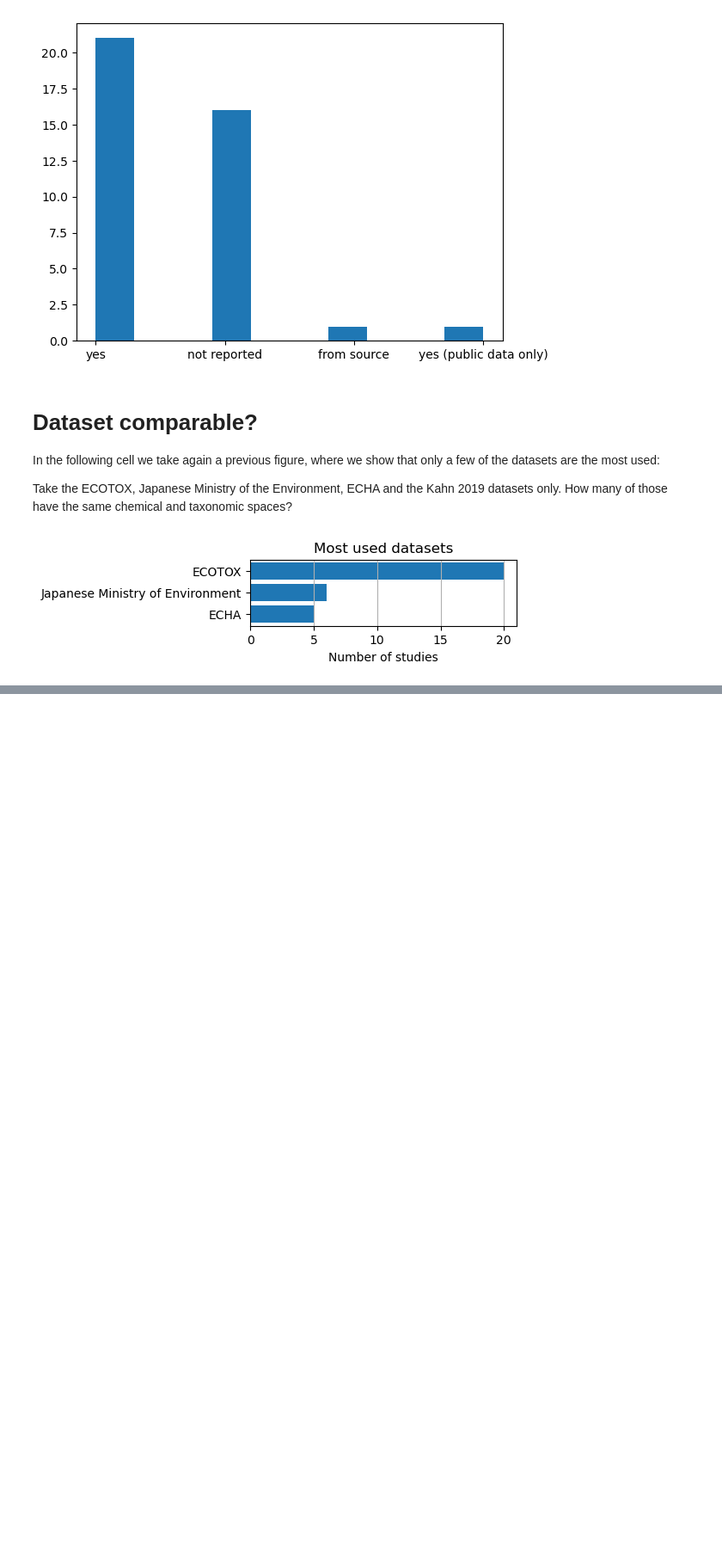
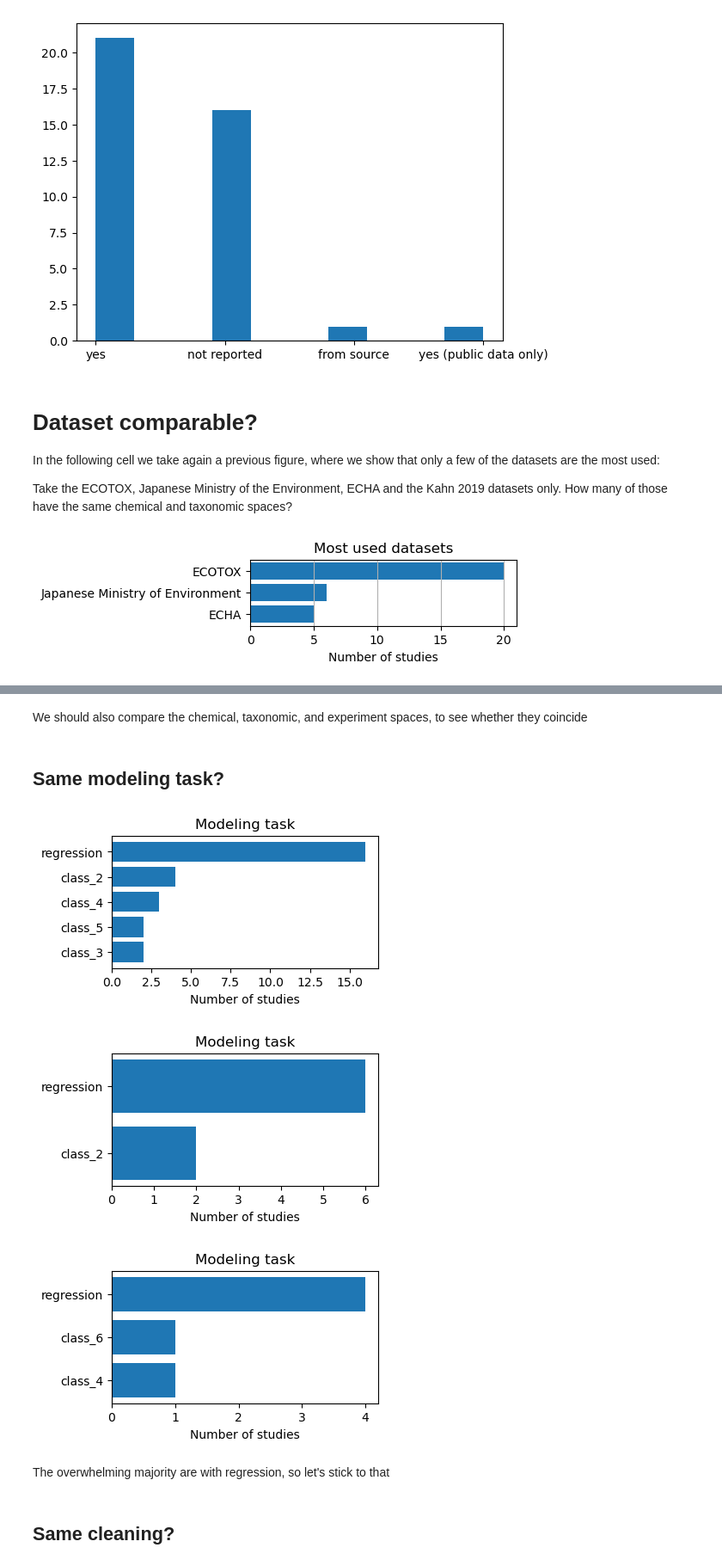
Before and after one commit to mbaityje/COMPARABILITY, a Jupyter notebook: notebooks/comparability_v1.ipynb, the cells around one changed output, grey strips where cells are left out. Shown at 86% size. Cells and saved outputs as stored; diff of their text form; code cells hidden in the pictures; blank space fills up the shorter version.

```diff
--- a/notebooks/comparability_v1.ipynb
+++ b/notebooks/comparability_v1.ipynb
@@ -755,0 +855,14 @@ df_echa = filter_dataset(df,'ECHA')
+# %% [markdown]
+We should also compare the chemical, taxonomic, and experiment spaces, to see whether they coincide
+# %% [markdown]
+## Same modeling task?
+# %%
+plot_modeling_task(df_ecotox)
+plot_modeling_task(df_jme)
+plot_modeling_task(df_echa)
+# %% [output]
+[figure, added]
+[figure, added]
+[figure, added]
+# %% [markdown]
+The overwhelming majority are with regression, so let's stick to that
@@ -755,0 +885,2 @@ df_echa = filter_dataset(df,'ECHA')
+# %% [markdown]
+## Same cleaning?
```
Also changed, not shown: parts of 32 cells of this notebook.
